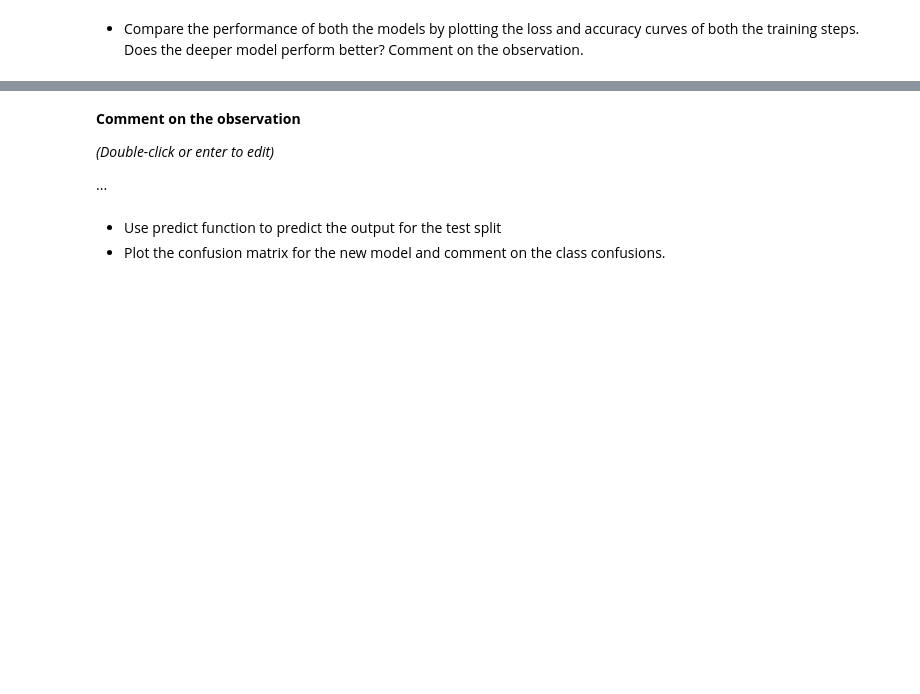
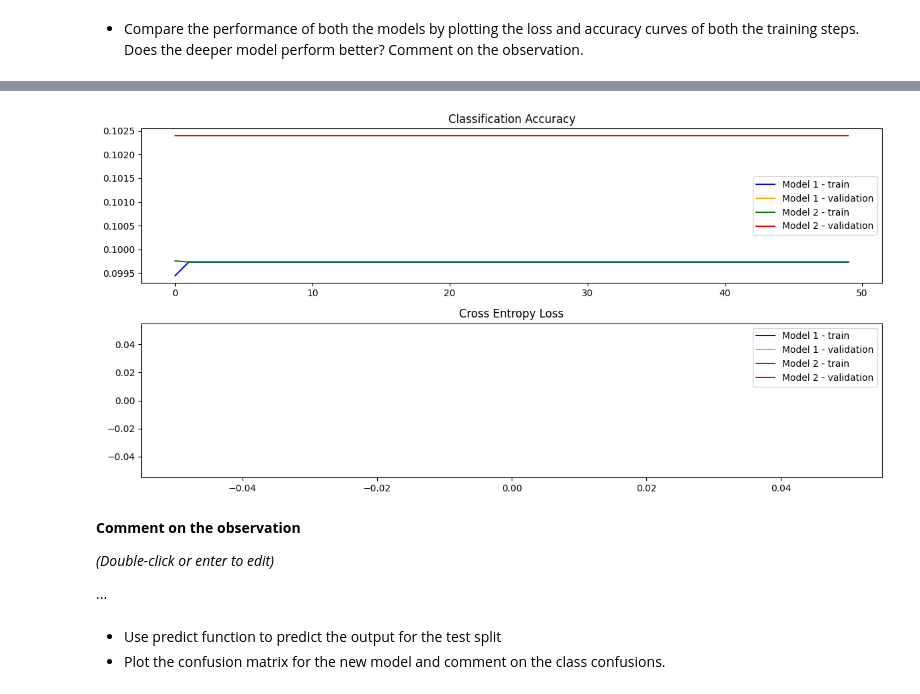
Before and after one commit to ironhack-labs/lab-image-classification-using-convolutional-neural-networks, a Jupyter notebook: main.ipynb, the cells around one changed output, grey strips where cells are left out. Drawn from its saved outputs; the diff is of its cells as text; code cells hidden in the pictures; blank space fills up the shorter version.

```diff
--- a/main.ipynb
+++ b/main.ipynb
@@ -197,0 +369,82 @@ clear_session()
+# %%
+# Your code here :
+import matplotlib.pyplot as plt
+from keras.backend import clear_session
+from tensorflow.keras import layers, models
+from tensorflow.keras.utils import to_categorical
+from tensorflow.keras.datasets import cifar10
+
+# Clear the previous model from memory
+clear_session()
+
+# Load CIFAR-10 dataset
+(x_train, y_train), (x_test, y_test) = cifar10.load_data()
+
+# Convert class vectors to binary class matrices (one-hot encoding)
+num_classes = 10
+y_train = to_categorical(y_train, num_classes)
+y_test = to_categorical(y_test, num_classes)
+
+# Build the first model (e.g., the simple model)
+model1 = models.Sequential(
+    [
+        layers.Input(shape=(32, 32, 3)),
+        layers.Conv2D(32, kernel_size=(3, 3), activation="relu", padding="same"),
+        layers.Conv2D(32, kernel_size=(3, 3), activation="relu", padding="same"),
+        layers.MaxPooling2D(pool_size=(2, 2)),
+        layers.Flatten(),
+        layers.Dense(128, activation="relu"),
+        layers.Dropout(0.5),
+        layers.Dense(num_classes, activation="softmax"),
+    ]
+)
+
+# Compile and train the first model
+model1.compile(loss="categorical_crossentropy", optimizer="SGD", metrics=["accuracy"])
+history1 = model1.fit(x_train, y_train, batch_size=512, epochs=50, validation_split=0.1)
+
+# Clear the session to build the second model
+clear_session()
+
+# Build the second model (e.g., the VGG-like model)
+model2 = models.Sequential(
+    [
+        layers.Input(shape=(32, 32, 3)),
+        layers.Conv2D(32, kernel_size=(3, 3), activation="relu", padding="same"),
+        layers.Conv2D(32, kernel_size=(3, 3), activation="relu", padding="same"),
+        layers.MaxPooling2D(pool_size=(2, 2)),
+        layers.Flatten(),
+        layers.Dense(128, activation="relu"),
+        layers.Dropout(0.5),
+        layers.Dense(num_classes, activation="softmax"),
+    ]
+)
+
+# Compile and train the second model
+model2.compile(loss="categorical_crossentropy", optimizer="SGD", metrics=["accuracy"])
+history2 = model2.fit(x_train, y_train, batch_size=512, epochs=50, validation_split=0.1)
+
+# Plot the accuracy and loss curves for both models
+plt.figure(figsize=(12, 6))
+
+# Accuracy curve
+plt.subplot(211)
+plt.title('Classification Accuracy')
+plt.plot(history1.history['accuracy'], color='blue', label='Model 1 - train')
+plt.plot(history1.history['val_accuracy'], color='orange', label='Model 1 - validation')
+plt.plot(history2.history['accuracy'], color='green', label='Model 2 - train')
+plt.plot(history2.history['val_accuracy'], color='red', label='Model 2 - validation')
+plt.legend()
+
+# Loss curve
+plt.subplot(212)
+plt.title('Cross Entropy Loss')
+plt.plot(history1.history['loss'], color='blue', label='Model 1 - train')
+plt.plot(history1.history['val_loss'], color='orange', label='Model 1 - validation')
+plt.plot(history2.history['loss'], color='green', label='Model 2 - train')
+plt.plot(history2.history['val_loss'], color='red', label='Model 2 - validation')
+plt.legend()
+
+plt.tight_layout()
+plt.show()
+# %% [output]
@@ -198,3 +468,4 @@ clear_session()
+[figure, added]
 # %% [markdown]
 **Comment on the observation**
 
```
Also changed, not shown: parts of 24 cells of this notebook.
